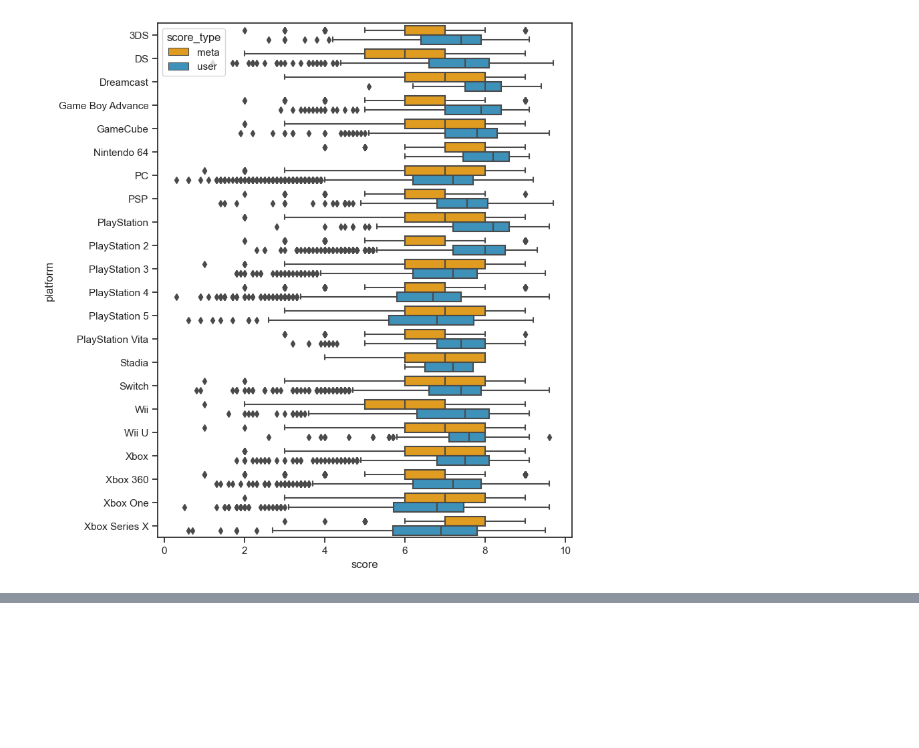
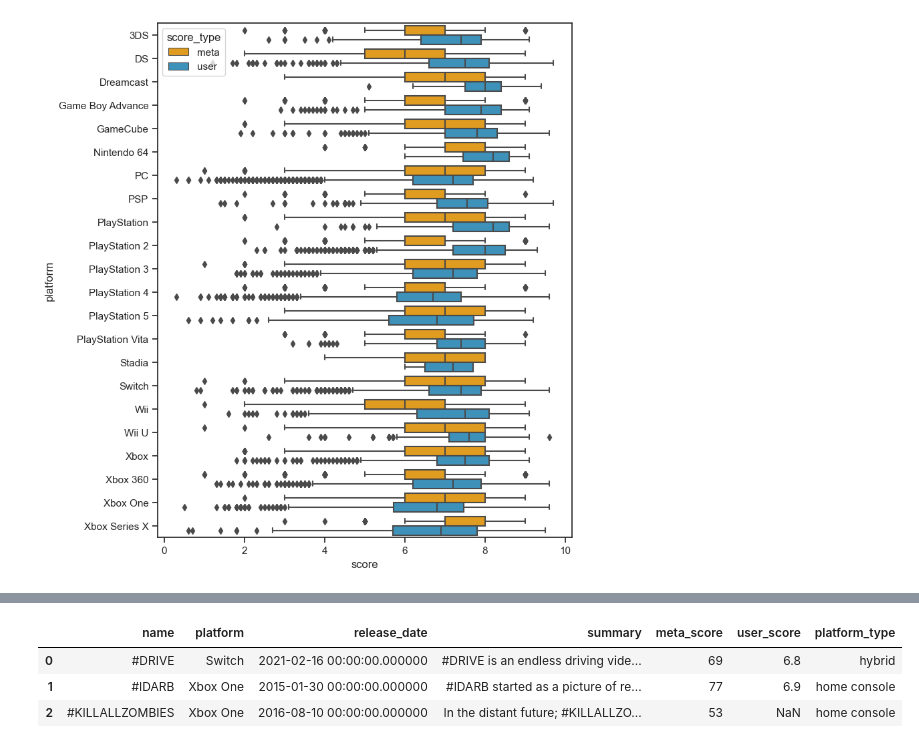
Before and after one commit to henrylin03/video-games, a Jupyter notebook: analysis.ipynb, the cells around one changed output, grey strips where cells are left out. Saved outputs shown, nothing was run; the diff lists cells and outputs as text; code cells hidden in the pictures; blank space fills up the shorter version.

```diff
--- a/analysis.ipynb
+++ b/analysis.ipynb
@@ -484,0 +491,21 @@ plt.show()
+# %%
+platform_type_df = pd.read_sql_query(
+    """
+    SELECT *,
+        CASE
+            WHEN platform IN ('3DS', 'DS', 'Game Boy Advance', 'PSP', 'PlayStation Vita') THEN 'handheld'
+            WHEN platform IS 'Switch' THEN 'hybrid'
+            WHEN platform IS 'PC' THEN 'pc'
+            WHEN platform IS 'iOS' THEN 'mobile'
+            ELSE 'home console'
+        END platform_type
+    FROM games
+    """,
+    engine,
+)
+platform_type_df.head(3)
+# %% [output]
+|  | name | platform | release_date | summary | meta_score | user_score | platform_type |
+| 0 | #DRIVE | Switch | 2021-02-16 00:00:00.000000 | #DRIVE is an endless driving vide... | 69 | 6.8 | hybrid |
+| 1 | #IDARB | Xbox One | 2015-01-30 00:00:00.000000 | #IDARB started as a picture of re... | 77 | 6.9 | home console |
+| 2 | #KILLALLZOMBIES | Xbox One | 2016-08-10 00:00:00.000000 | In the distant future; #KILLALLZO... | 53 | NaN | home console |
```
Also changed, not shown: parts of 2 cells of this notebook.
